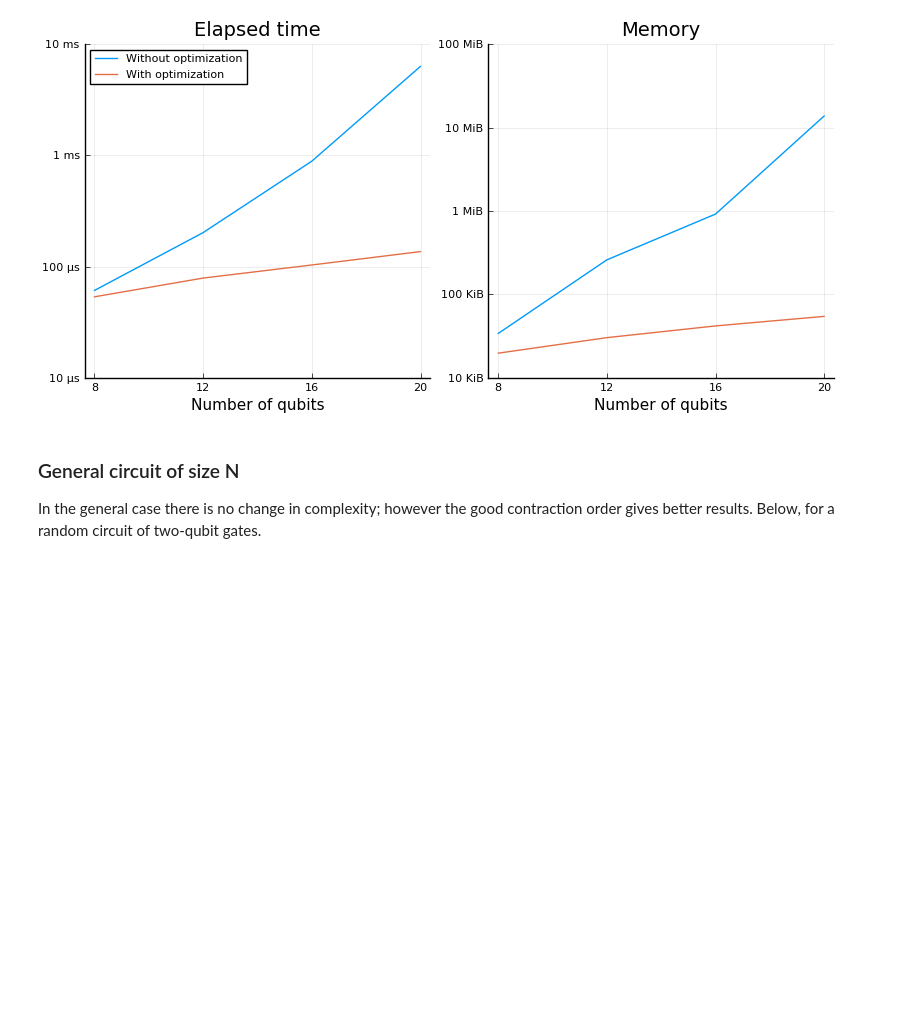
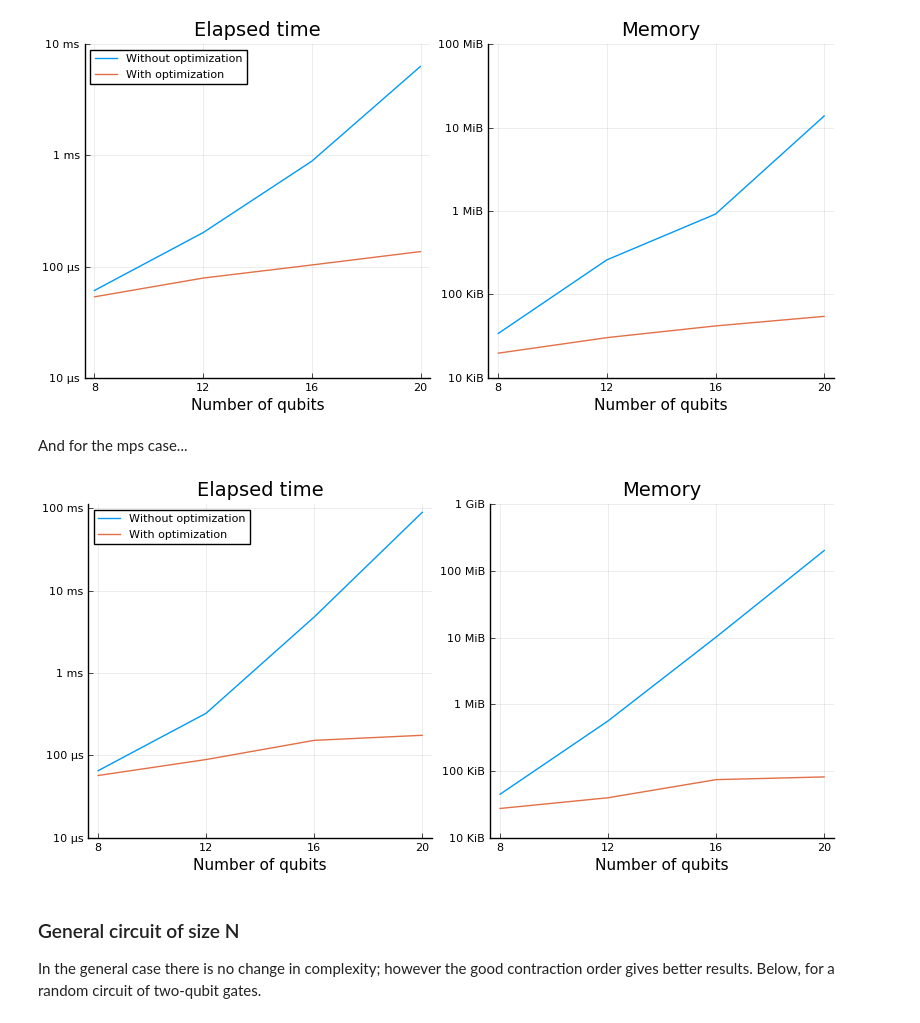
Before and after one commit to Qaintum/Qaintensor.jl, a Jupyter notebook: examples/tree_decomposition_example.ipynb, the cells around one changed output. Cells and saved outputs as stored; diff of their text form; code cells hidden in the pictures; blank space fills up the shorter version.

```diff
--- a/examples/tree_decomposition_example.ipynb
+++ b/examples/tree_decomposition_example.ipynb
@@ -246,6 +312,13 @@ tag = "local"
 plot_benchmark(tag)
 # %% [output]
 [figure]
+# %% [markdown]
+And for the mps case...
+# %%
+tag = "local_mps"
+plot_benchmark(tag)
+# %% [output]
+[figure, added]
 # %% [markdown]
 ### General circuit of size N
 
```
Also changed, not shown: parts of 9 cells of this notebook, 7 other files.
